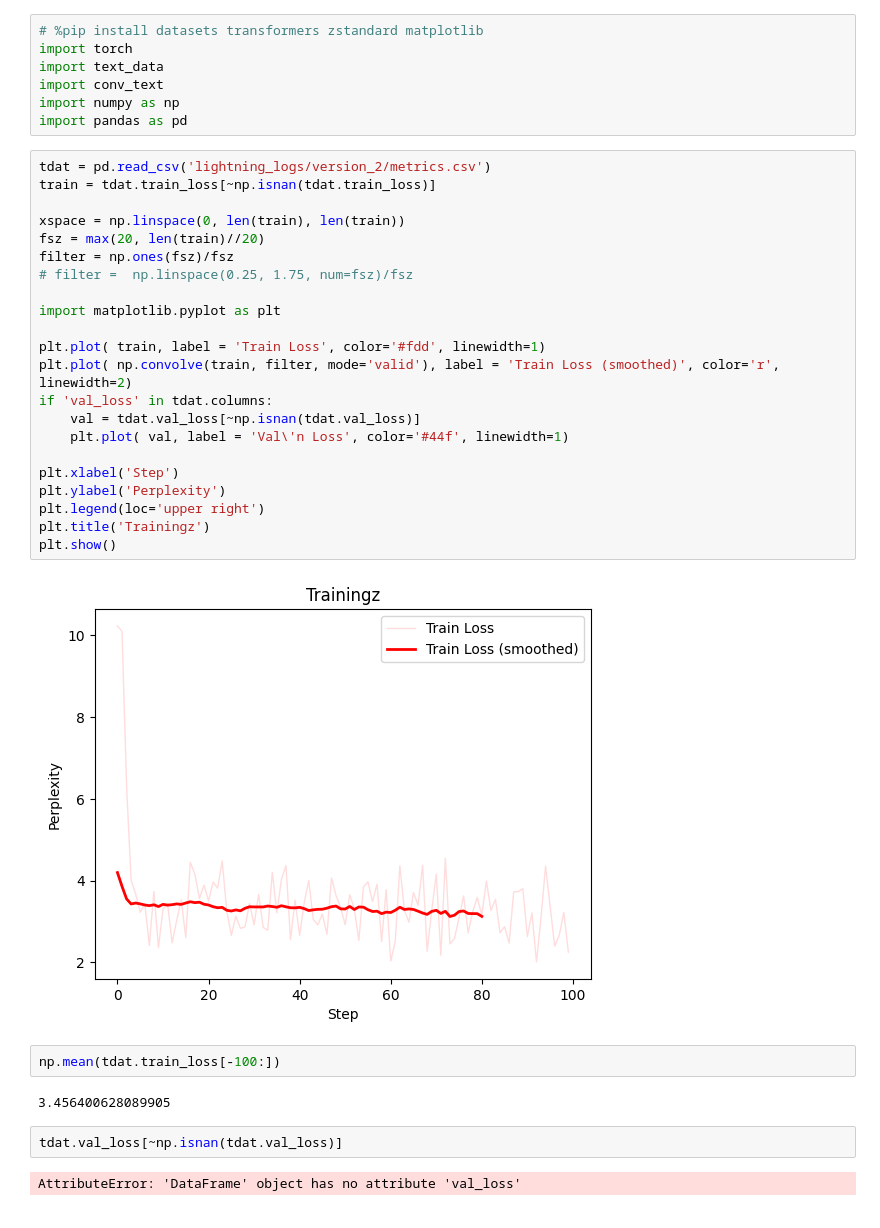
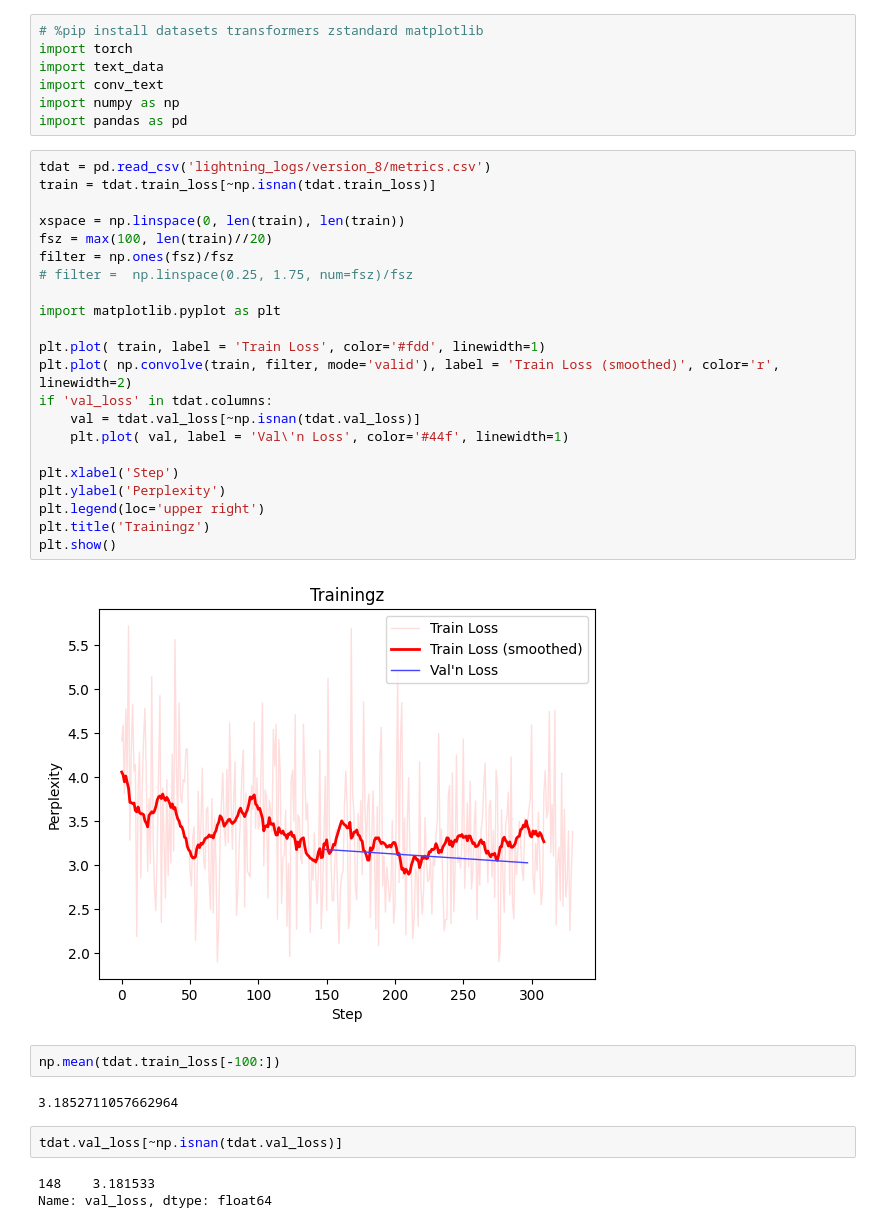
Before and after one commit to kmapb/microlm, a Jupyter notebook: Conv_Text.ipynb, the cells around one changed output. Drawn from its saved outputs; the diff is of its cells as text.

```diff
--- a/Conv_Text.ipynb
+++ b/Conv_Text.ipynb
@@ -10,37 +10,38 @@ import conv_text
 import numpy as np
 import pandas as pd
 # %%
-tdat = pd.read_csv('lightning_logs/version_2/metrics.csv')
+tdat = pd.read_csv('lightning_logs/version_8/metrics.csv')
 train = tdat.train_loss[~np.isnan(tdat.train_loss)]
 
 xspace = np.linspace(0, len(train), len(train))
-fsz = max(20, len(train)//20)
+fsz = max(100, len(train)//20)
 filter = np.ones(fsz)/fsz
 # filter =  np.linspace(0.25, 1.75, num=fsz)/fsz
 
 import matplotlib.pyplot as plt
 
 plt.plot( train, label = 'Train Loss', color='#fdd', linewidth=1)
 plt.plot( np.convolve(train, filter, mode='valid'), label = 'Train Loss (smoothed)', color='r', linewidth=2)
 if 'val_loss' in tdat.columns:
     val = tdat.val_loss[~np.isnan(tdat.val_loss)]
     plt.plot( val, label = 'Val\'n Loss', color='#44f', linewidth=1)
 
 plt.xlabel('Step')
 plt.ylabel('Perplexity')
 plt.legend(loc='upper right')
 plt.title('Trainingz')
 plt.show()
 # %% [output]
-[figure, old version]
+[figure, new version]
 # %%
 np.mean(tdat.train_loss[-100:])
 # %% [output]
-3.456400628089905
+3.1852711057662964
 # %%
 tdat.val_loss[~np.isnan(tdat.val_loss)]
 # %% [output]
-AttributeError: 'DataFrame' object has no attribute 'val_loss'
+148    3.181533
+Name: val_loss, dtype: float64
 # %%
 tdat[-100:]
 # %% [output]
```
Also changed, not shown: parts of 1 cell of this notebook, 2 other files.
